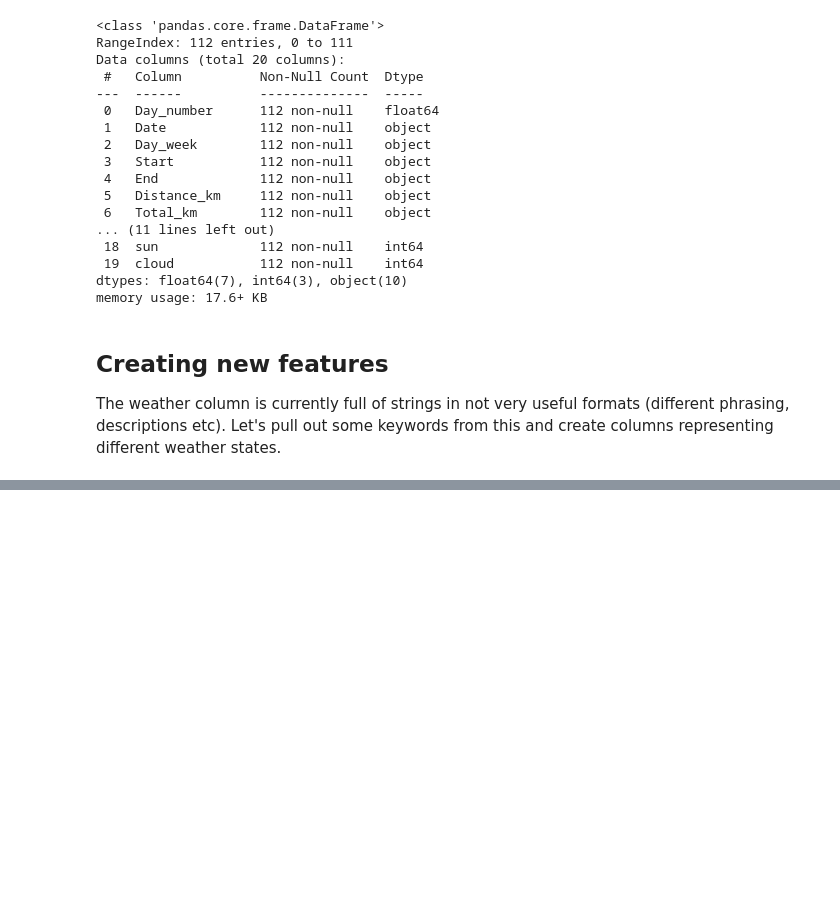
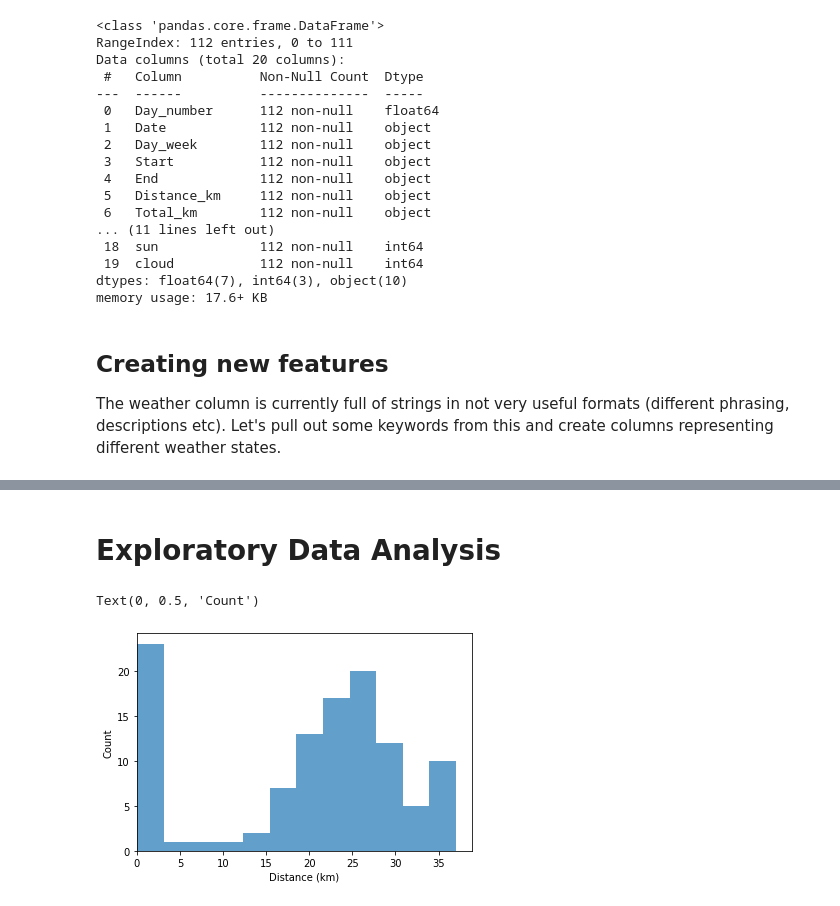
Before and after one commit to EmmaKLofthouse/LEJOG, a Jupyter notebook: lejog.ipynb, the cells around one changed output, grey strips where cells are left out. Saved outputs shown, nothing was run; the diff lists cells and outputs as text; code cells hidden in the pictures; blank space fills up the shorter version.

Commit message:
adding intial plots

```diff
--- a/lejog.ipynb
+++ b/lejog.ipynb
@@ -154,3 +154,13 @@ df.head()
 | 2 | 3.0 | 20/05/2023 | Sat | Helston/Porthleven | Lizard | 23.0 | 71.0 | 14.3 | 44.1 | ... |
 | 3 | 4.0 | 21/05/2023 | Sun | Lizard | Gweek | 21.8 | 92.8 | 13.5 | 57.7 | ... |
 | 4 | 5.0 | 22/05/2023 | Mon | Gweek-ish | Falmouth | 18.5 | 111.3 | 11.5 | 69.2 | ... |
+# %% [markdown]
+# Exploratory Data Analysis <a name="EDA"></a>
+# %%
+plt.hist(df.Distance_km,bins=12,alpha=0.7)
+plt.xlim(0,)
+plt.xlabel("Distance (km)")
+plt.ylabel("Count")
+# %% [output]
+Text(0, 0.5, 'Count')
+[figure, added]
```
Also changed, not shown: parts of 4 cells of this notebook.
